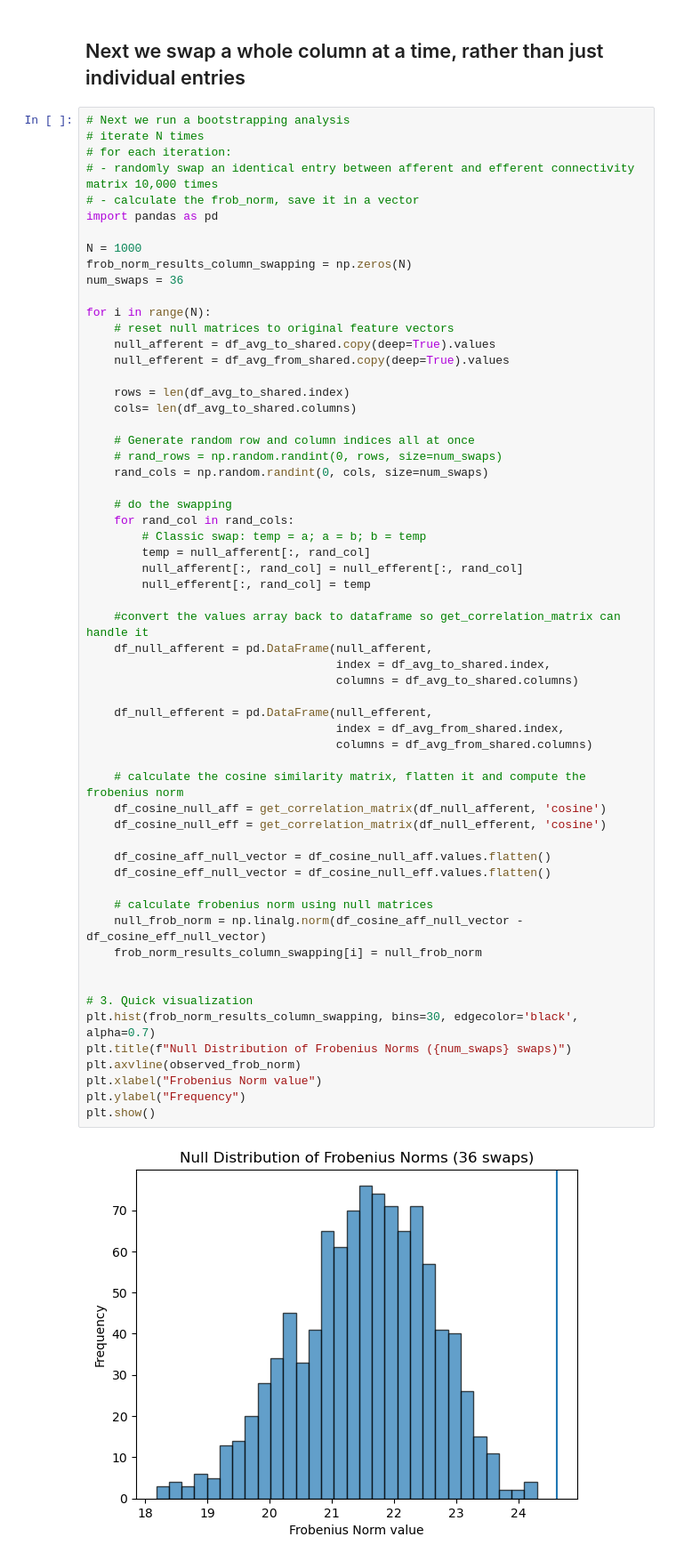
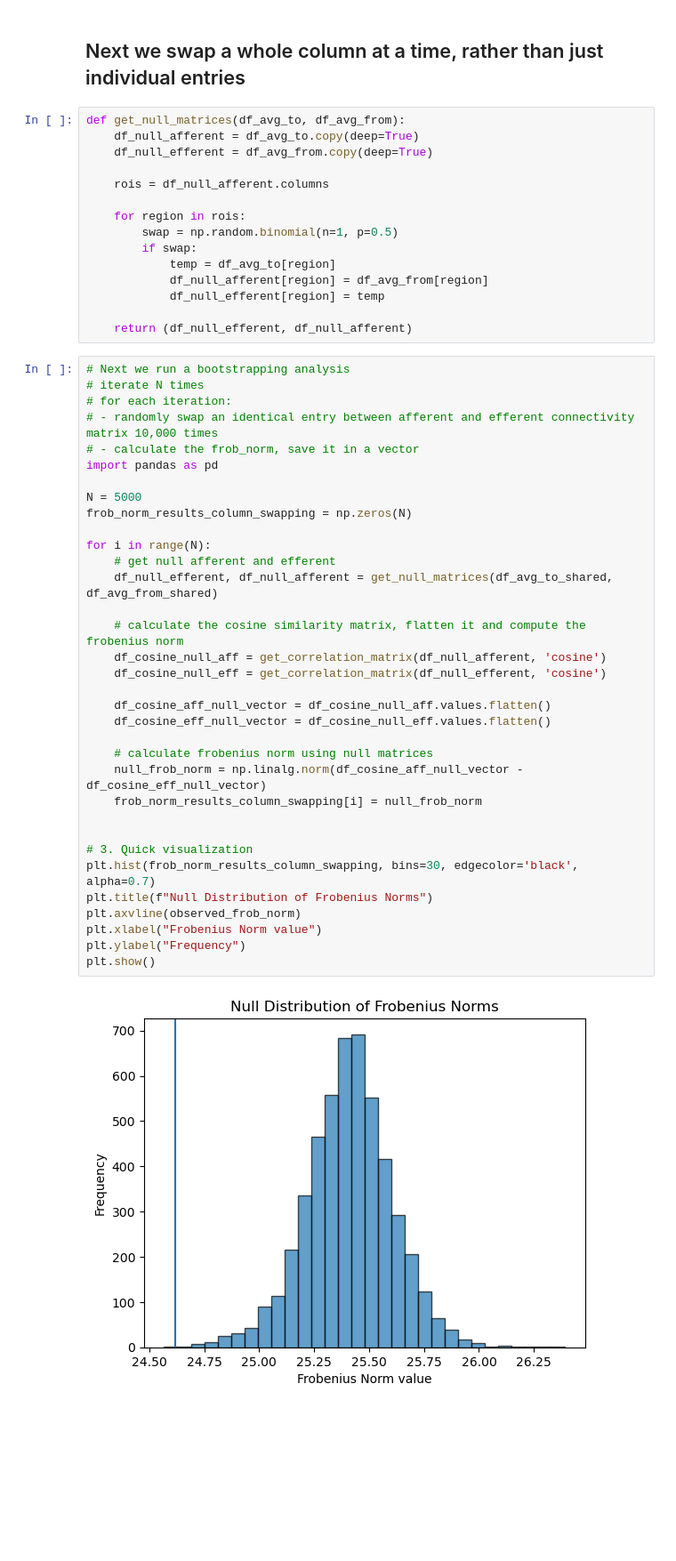
Before and after one commit to chris-weinberger/br2f_connectome, a Jupyter notebook: scripts/frobenius_norm_stats.ipynb, the cells around one changed output. Shown at 89% size. Saved outputs shown, nothing was run; the diff lists cells and outputs as text; blank space fills up the shorter version.

Commit message:
fixing frobenius norm null dist do use coin flip logic for bootstrapping

```diff
--- a/scripts/frobenius_norm_stats.ipynb
+++ b/scripts/frobenius_norm_stats.ipynb
@@ -121,64 +115,54 @@ print(f'{proportion_greater * 100}% of null networks differences had higher Frob
 99.2% of null networks differences had higher Frobenius Norm than observed
 # %% [markdown]
 ## Next we swap a whole column at a time, rather than just individual entries
+# %%
+def get_null_matrices(df_avg_to, df_avg_from):
+    df_null_afferent = df_avg_to.copy(deep=True)
+    df_null_efferent = df_avg_from.copy(deep=True)
+
+    rois = df_null_afferent.columns
+
+    for region in rois:
+        swap = np.random.binomial(n=1, p=0.5)
+        if swap:
+            temp = df_avg_to[region]
+            df_null_afferent[region] = df_avg_from[region]
+            df_null_efferent[region] = temp
+
+    return (df_null_efferent, df_null_afferent)
 # %%
 # Next we run a bootstrapping analysis
 # iterate N times
 # for each iteration:
 # - randomly swap an identical entry between afferent and efferent connectivity matrix 10,000 times
 # - calculate the frob_norm, save it in a vector
 import pandas as pd
 
-N = 1000
+N = 5000
 frob_norm_results_column_swapping = np.zeros(N)
-num_swaps = 36
 
 for i in range(N):
-    # reset null matrices to original feature vectors
-    null_afferent = df_avg_to_shared.copy(deep=True).values
-    null_efferent = df_avg_from_shared.copy(deep=True).values
-
-    rows = len(df_avg_to_shared.index)
-    cols= len(df_avg_to_shared.columns)
-
-    # Generate random row and column indices all at once
-    # rand_rows = np.random.randint(0, rows, size=num_swaps)
-    rand_cols = np.random.randint(0, cols, size=num_swaps)
-
-    # do the swapping
-    for rand_col in rand_cols:
-        # Classic swap: temp = a; a = b; b = temp
-        temp = null_afferent[:, rand_col]
-        null_afferent[:, rand_col] = null_efferent[:, rand_col]
-        null_efferent[:, rand_col] = temp
-
-    #convert the values array back to dataframe so get_correlation_matrix can handle it
-    df_null_afferent = pd.DataFrame(null_afferent,
-                                    index = df_avg_to_shared.index,
-                                    columns = df_avg_to_shared.columns)
-
-    df_null_efferent = pd.DataFrame(null_efferent,
-                                    index = df_avg_from_shared.index,
-                                    columns = df_avg_from_shared.columns)
+    # get null afferent and efferent
+    df_null_efferent, df_null_afferent = get_null_matrices(df_avg_to_shared, df_avg_from_shared)
 
     # calculate the cosine similarity matrix, flatten it and compute the frobenius norm
     df_cosine_null_aff = get_correlation_matrix(df_null_afferent, 'cosine')
     df_cosine_null_eff = get_correlation_matrix(df_null_efferent, 'cosine')
 
     df_cosine_aff_null_vector = df_cosine_null_aff.values.flatten()
     df_cosine_eff_null_vector = df_cosine_null_eff.values.flatten()
 
     # calculate frobenius norm using null matrices
     null_frob_norm = np.linalg.norm(df_cosine_aff_null_vector - df_cosine_eff_null_vector)
     frob_norm_results_column_swapping[i] = null_frob_norm
 
 
 # 3. Quick visualization
 plt.hist(frob_norm_results_column_swapping, bins=30, edgecolor='black', alpha=0.7)
-plt.title(f"Null Distribution of Frobenius Norms ({num_swaps} swaps)")
+plt.title(f"Null Distribution of Frobenius Norms")
 plt.axvline(observed_frob_norm)
 plt.xlabel("Frobenius Norm value")
 plt.ylabel("Frequency")
 plt.show()
 # %% [output]
-[figure, old version]
+[figure, new version]
```
Also changed, not shown: parts of 3 cells of this notebook.
